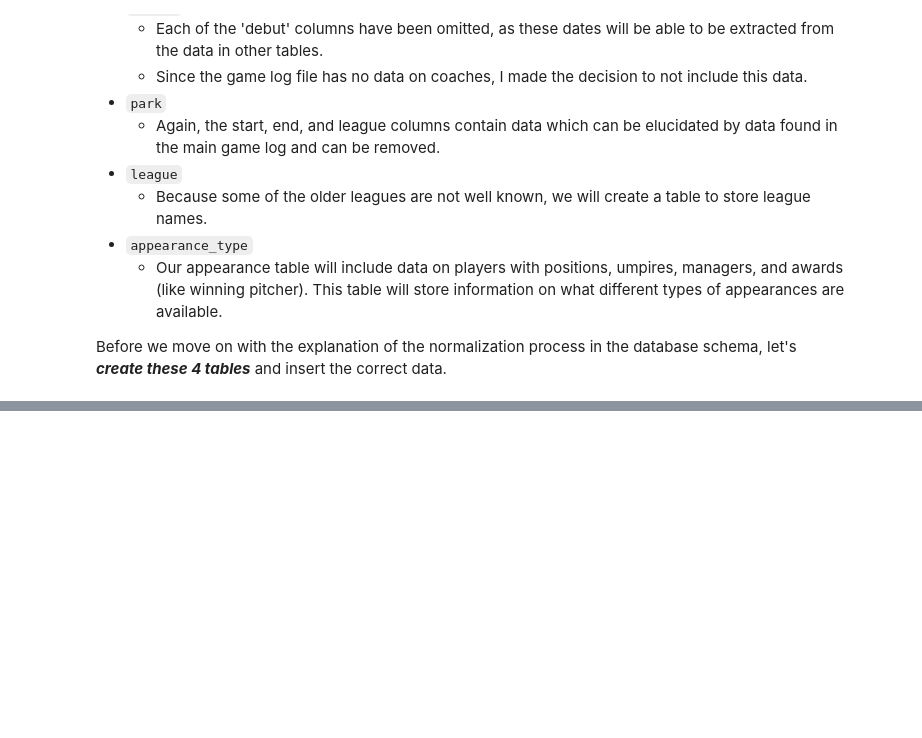
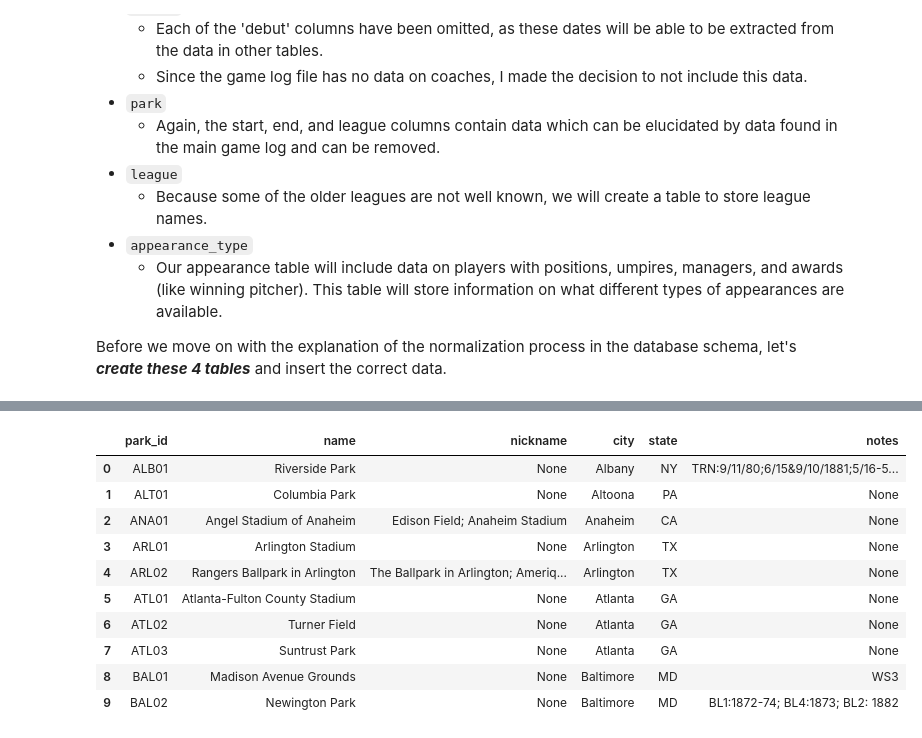
Before and after one commit to Rezwal/portfolio, a Jupyter notebook: Designing and Creating a Database.ipynb, the cells around one changed output, grey strips where cells are left out. Cells and saved outputs as stored; diff of their text form; code cells hidden in the pictures; blank space fills up the shorter version.

```diff
--- a/Designing and Creating a Database.ipynb
+++ b/Designing and Creating a Database.ipynb
@@ -283,2 +293,36 @@ run_command(q)
+# %%
+q = '''
+CREATE TABLE IF NOT EXISTS park (
+    park_id varchar(10) PRIMARY KEY,
+    name varchar(100),
+    nickname varchar(100),
+    city varchar(100),
+    state varchar(10),
+    notes varchar(255)
+)
+'''
+run_command(q)
+
+q = '''
+INSERT OR IGNORE INTO park
+SELECT PARKID, NAME, AKA, CITY, STATE, NOTES
+FROM park_codes
+'''
+run_command(q)
+
+q='SELECT * FROM park LIMIT 10'
+run_query(q)
+# %% [output]
+|  | park_id | name | nickname | city | state | notes |
+| 0 | ALB01 | Riverside Park | None | Albany | NY | TRN:9/11/80;6/15&9/10/1881;5/16-5... |
+| 1 | ALT01 | Columbia Park | None | Altoona | PA | None |
+| 2 | ANA01 | Angel Stadium of Anaheim | Edison Field; Anaheim Stadium | Anaheim | CA | None |
+| 3 | ARL01 | Arlington Stadium | None | Arlington | TX | None |
+| 4 | ARL02 | Rangers Ballpark in Arlington | The Ballpark in Arlington; Ameriq... | Arlington | TX | None |
+| 5 | ATL01 | Atlanta-Fulton County Stadium | None | Atlanta | GA | None |
+| 6 | ATL02 | Turner Field | None | Atlanta | GA | None |
+| 7 | ATL03 | Suntrust Park | None | Atlanta | GA | None |
+| 8 | BAL01 | Madison Avenue Grounds | None | Baltimore | MD | WS3 |
+| 9 | BAL02 | Newington Park | None | Baltimore | MD | BL1:1872-74; BL4:1873; BL2: 1882 |
 # %%
 q = '''
```
Also changed, not shown: parts of 15 cells of this notebook, 1 other file.
